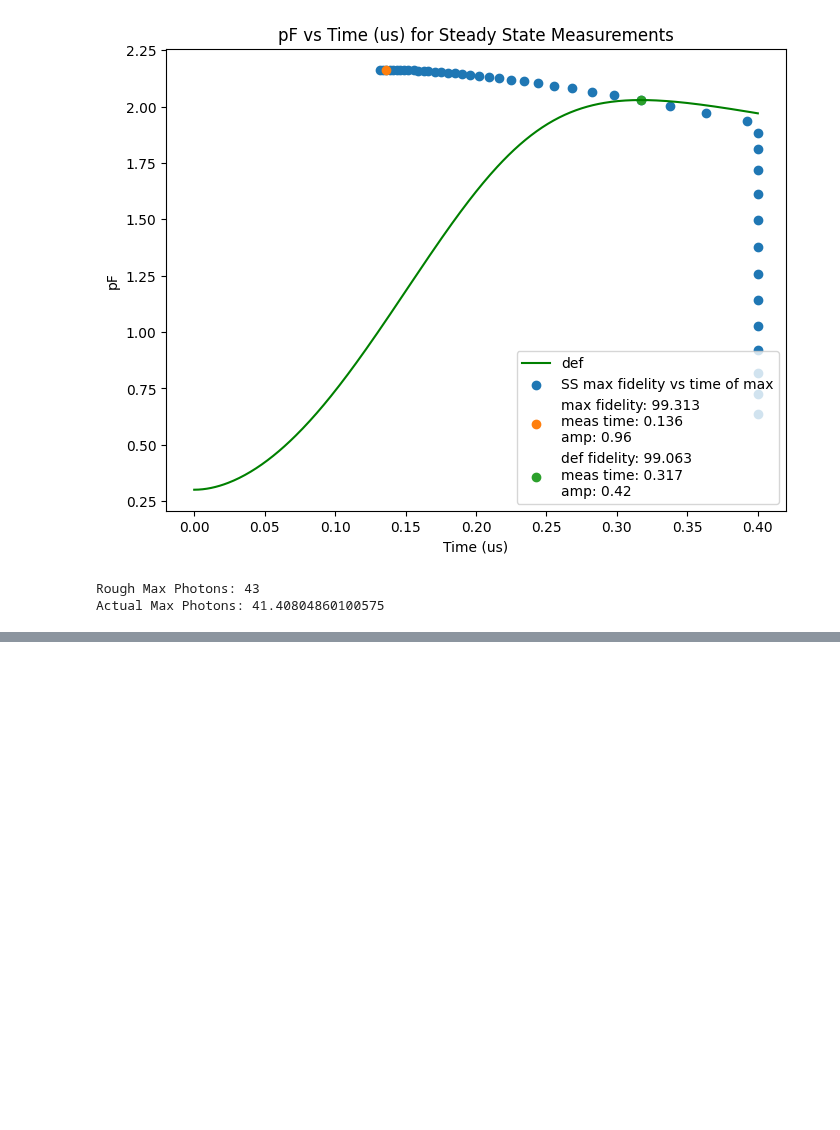
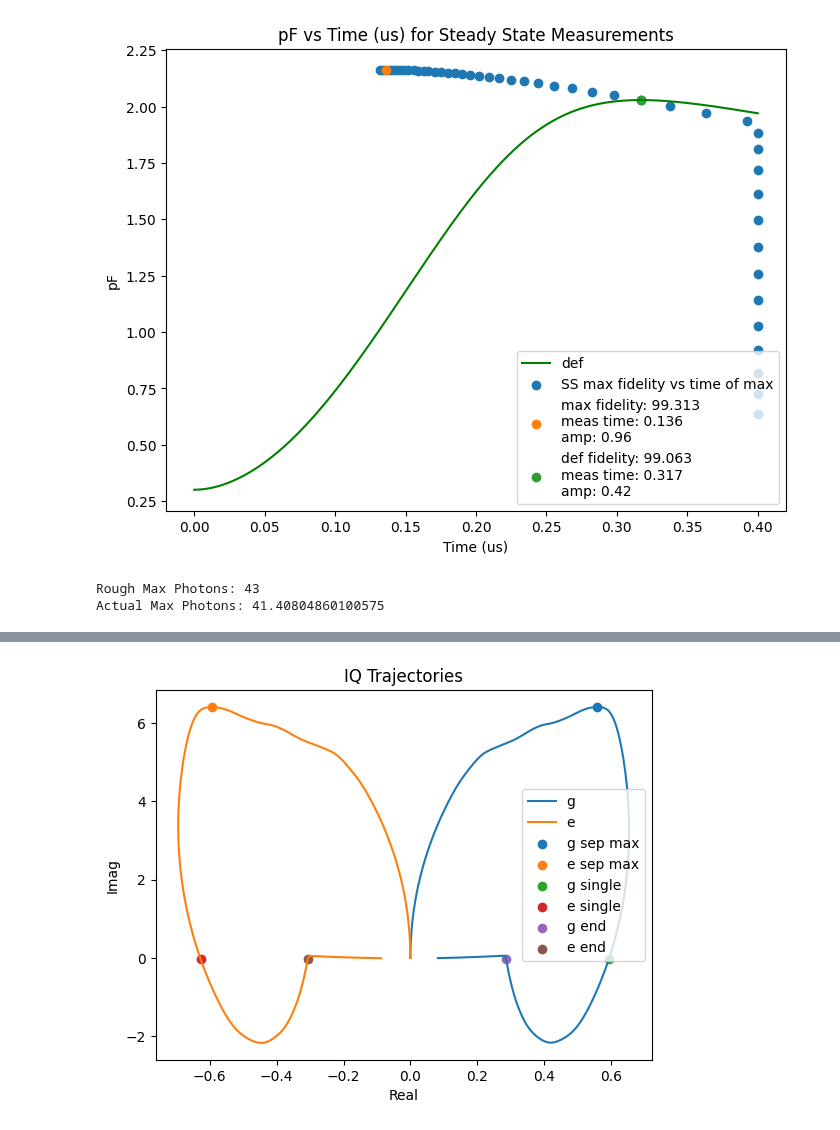
Before and after one commit to AnikenC/ReadoutWithRL, a Jupyter notebook: readoutWithRL/rl_side_v2/learning_curves.ipynb, the cells around one changed output, grey strips where cells are left out. Cells and saved outputs as stored; diff of their text form; code cells hidden in the pictures; blank space fills up the shorter version.

```diff
--- a/readoutWithRL/rl_side_v2/learning_curves.ipynb
+++ b/readoutWithRL/rl_side_v2/learning_curves.ipynb
@@ -247,0 +342,16 @@ plt.show()
+# %%
+plt.plot(g_real, g_imag, label='g')
+plt.plot(e_real, e_imag, label='e')
+plt.scatter(g_real[argmax], g_imag[argmax], label='g sep max')
+plt.scatter(e_real[argmax], e_imag[argmax], label='e sep max')
+plt.scatter(g_real[argmin_2], g_imag[argmin_2], label='g single')
+plt.scatter(e_real[argmin_2], e_imag[argmin_2], label='e single')
+plt.scatter(g_real[argmin], g_imag[argmin], label='g end')
+plt.scatter(e_real[argmin], e_imag[argmin], label='e end')
+plt.xlabel('Real')
+plt.ylabel('Imag')
+plt.title('IQ Trajectories')
+plt.legend()
+plt.show()
+# %% [output]
+[figure, added]
```
Also changed, not shown: parts of 8 cells of this notebook, 10 other files.
